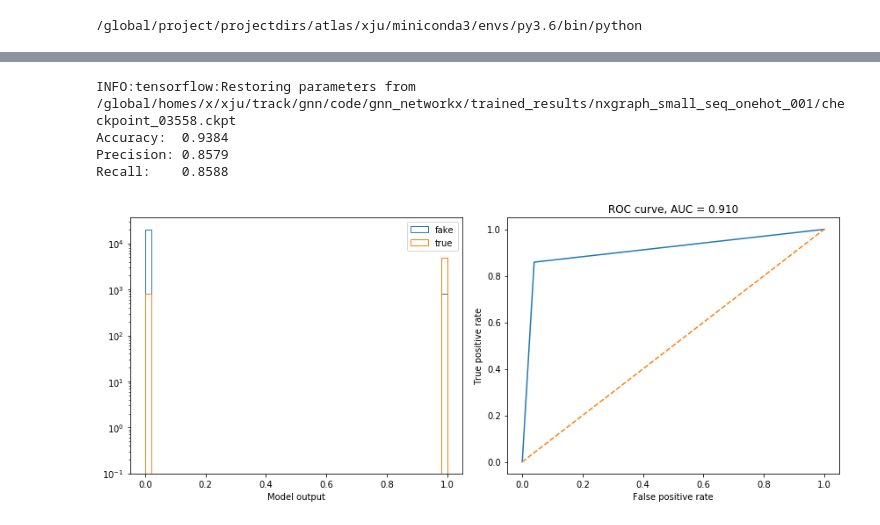
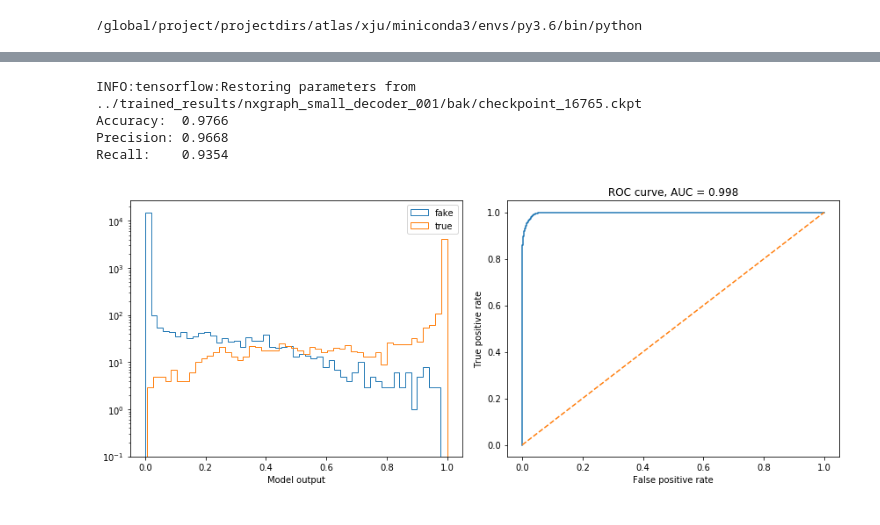
Before and after one commit to xju2/heptrkx-gnn-tracking, a Jupyter notebook: notebooks/LoadTFModel-default.ipynb, the cells around one changed output, grey strips where cells are left out. Cells and saved outputs as stored; diff of their text form; code cells hidden in the pictures.

```diff
--- a/notebooks/LoadTFModel-default.ipynb
+++ b/notebooks/LoadTFModel-default.ipynb
@@ -10,5 +10,6 @@ from nx_graph.utils_test import create_trained_model
 from nx_graph.utils_test import plot_metrics
 # %%
 config_file = '../configs/nxgraph_default.yaml'
-model = create_trained_model(config_file)
+input_ckpt = '../trained_results/nxgraph_small_decoder_001/bak'
+model = create_trained_model(config_file, input_ckpt)
 # %%
@@ -27,10 +28,10 @@ Recall:    0.8890
 # %%
-iteration = 3558
+iteration = 16765
 odd, tdd = model(iteration)
 plot_metrics(odd, tdd, odd_th=0.5)
 # %% [output]
-INFO:tensorflow:Restoring parameters from /global/homes/x/xju/track/gnn/code/gnn_networkx/trained_results/nxgraph_small_seq_onehot_001/checkpoint_03558.ckpt
-Accuracy:  0.9384
-Precision: 0.8579
-Recall:    0.8588
+INFO:tensorflow:Restoring parameters from ../trained_results/nxgraph_small_decoder_001/bak/checkpoint_16765.ckpt
+Accuracy:  0.9766
+Precision: 0.9668
+Recall:    0.9354
-[figure, old version]
+[figure, new version]
```
Also changed, not shown: parts of 3 cells of this notebook, 2 other files.
